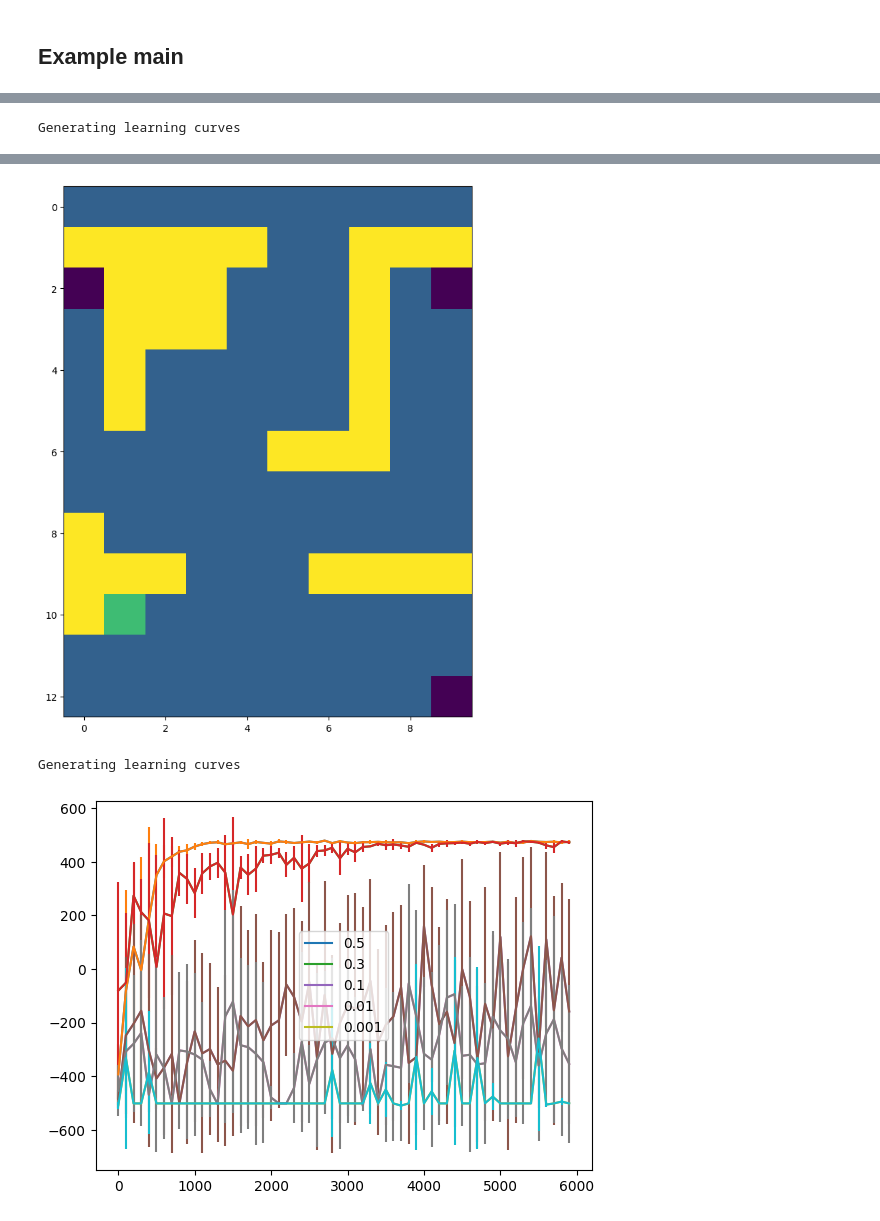
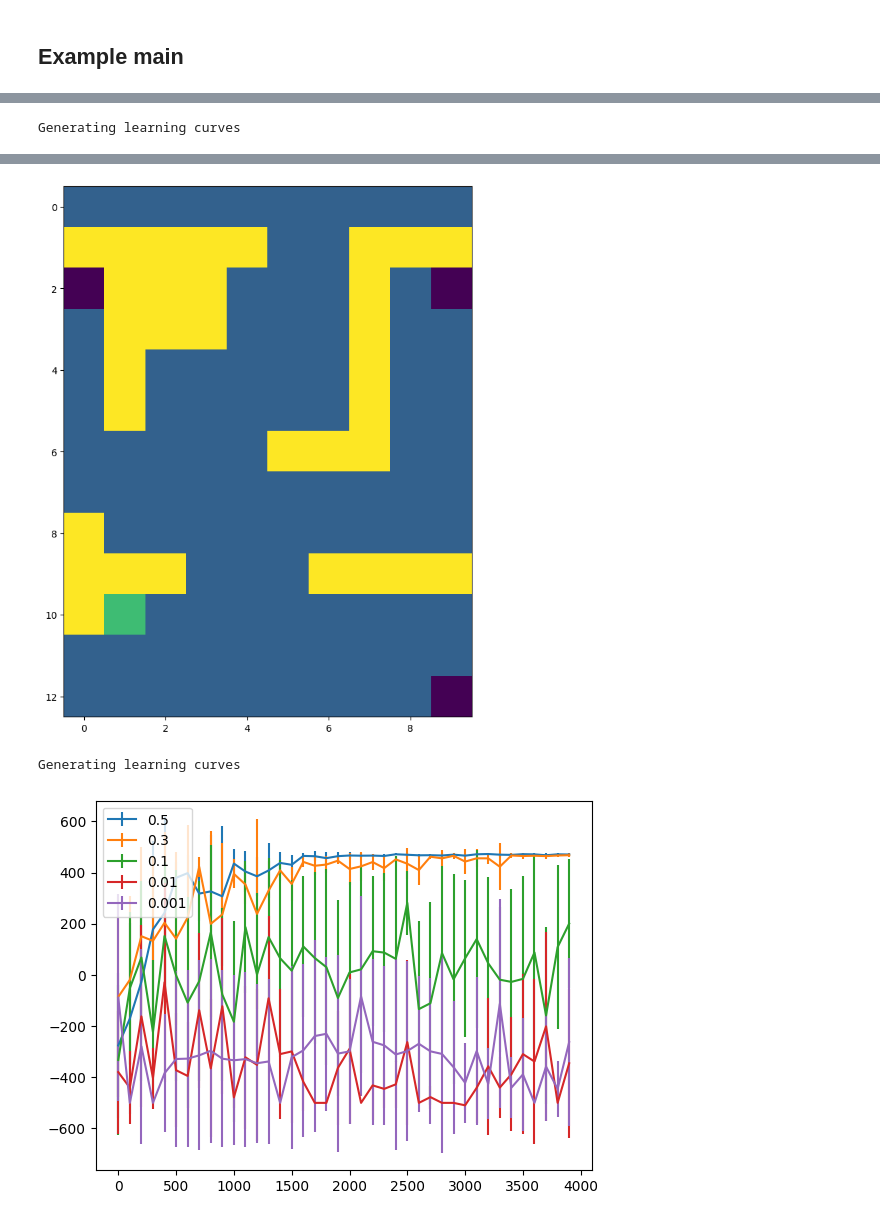
Before and after one commit to annnnnnnnnnie/imperial_ml_2022_coursework, a Jupyter notebook: coursework_1.ipynb, the cells around one changed output, grey strips where cells are left out. Saved outputs shown, nothing was run; the diff lists cells and outputs as text; code cells hidden in the pictures.

```diff
--- a/coursework_1.ipynb
+++ b/coursework_1.ipynb
@@ -603,7 +603,7 @@ class MC_agent(object):
 # This class define the Temporal-Difference agent
 
 class TD_agent(object):
-    def __init__(self, alpha=0.5, n_episodes=6000, epsilon=0.5, silent=True):
+    def __init__(self, alpha=0.5, n_episodes=4000, epsilon=0.5, silent=True):
         self.alpha = alpha
         self.n_episodes = n_episodes
         self.epsilon = epsilon
@@ -947,10 +939,10 @@ def td_experiment_with_n_episodes():
 
 # td_experiment_with_n_episodes()
 # %%
-def td_learning_curve_with_alpha():
+def td_learning_curve_with_alpha(replications=5):
     maze = Maze()
     different_alphas = [0.5, 0.3, 0.1, 0.01, 0.001]
-    all_mc_agents = [[TD_agent(alpha=a) for _ in range(5)] for a in different_alphas]
+    all_mc_agents = [[TD_agent(alpha=a) for _ in range(replications)] for a in different_alphas]
     all_mc_results = list(map(lambda agents: map(lambda agent: agent.solve(maze), agents), all_mc_agents))
     all_mc_learning_curves = list(map(lambda results: map(lambda result: result[2][::100], results), all_mc_results))
 
@@ -963,17 +955,16 @@ def td_learning_curve_with_alpha():
         sds = list(map(np.std, data))
         assert len(means) == len(sds), f"{len(means)} vs {len(sds)}"
         n_epi = [100 * n for n in range(len(means))]
-        lbl = different_alphas[i]
-        plt.plot(n_epi, means, label=lbl)
-        plt.errorbar(n_epi, means, yerr=sds)
+        lbl = str(different_alphas[i])
+        plt.errorbar(n_epi, means, yerr=sds, label=lbl)
     plt.legend()
     plt.show()
 
 
-def td_learning_curve_with_epsilon():
+def td_learning_curve_with_epsilon(replications=5):
     maze = Maze()
-    different_epsilons = [n / 10 for n in range(1, 10)]
-    all_mc_agents = [[TD_agent(epsilon=e) for _ in range(5)] for e in different_epsilons]
+    different_epsilons = [n / 10 for n in range(1, 10, 2)]
+    all_mc_agents = [[TD_agent(epsilon=e) for _ in range(replications)] for e in different_epsilons]
     all_mc_results = list(map(lambda agents: map(lambda agent: agent.solve(maze), agents), all_mc_agents))
     all_mc_learning_curves = list(map(lambda results: map(lambda result: result[2][::100], results), all_mc_results))
 
@@ -986,14 +977,14 @@ def td_learning_curve_with_epsilon():
         sds = list(map(np.std, data))
         assert len(means) == len(sds), f"{len(means)} vs {len(sds)}"
         n_epi = [100 * n for n in range(len(means))]
-        lbl = different_epsilons[i]
-        plt.plot(n_epi, means, label=lbl)
-        plt.errorbar(n_epi, means, yerr=sds)
+        lbl = str(different_epsilons[i])
+        plt.errorbar(n_epi, means, yerr=sds, label=lbl)
     plt.legend()
     plt.show()
 
-td_learning_curve_with_epsilon()
-td_learning_curve_with_alpha()
+
+td_learning_curve_with_epsilon(5)
+td_learning_curve_with_alpha(5)
 # %% [output]
 [figure]
 Generating learning curves
@@ -1001,4 +992,4 @@ Generating learning curves
 [figure]
 Generating learning curves
-[figure, old version]
+[figure, new version]
 # %%
```
Also changed, not shown: parts of 7 cells of this notebook, 11 other files.
